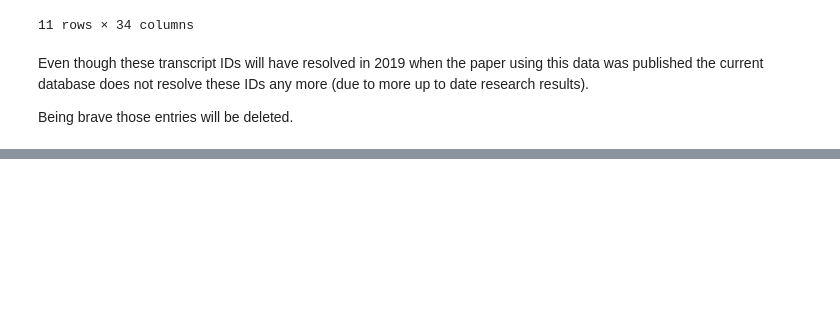
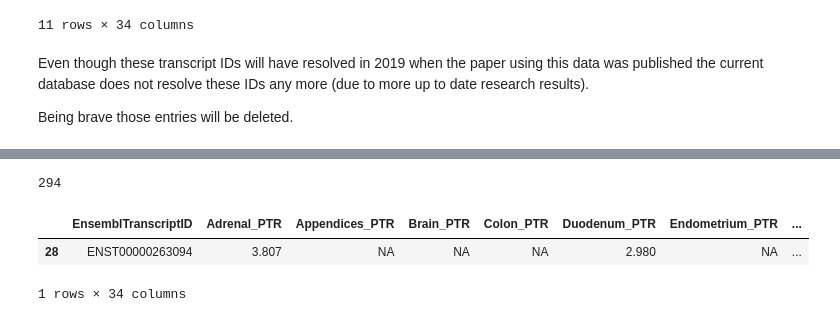
Before and after one commit to bleuchien/PTR-augur, a Jupyter notebook: notebooks/data_preprocessing.ipynb, the cells around one changed output, grey strips where cells are left out. Cells and saved outputs as stored; diff of their text form; code cells hidden in the pictures; blank space fills up the shorter version.

Commit message:
bug fixing deprecated transcript resolver

```diff
--- a/notebooks/data_preprocessing.ipynb
+++ b/notebooks/data_preprocessing.ipynb
@@ -420,3 +450,15 @@ df2
+# %%
+df2[ df2['bed'] == '' ]['EnsemblTranscriptID' ].count()
+# %% [output]
+294
+# %%
+#processing ENST00000435683
+#   Current canonical transcript is ENST00000263094
+df2[ df2['EnsemblTranscriptID'] == 'ENST00000263094' ]
+# %% [output]
+|  | EnsemblTranscriptID | Adrenal_PTR | Appendices_PTR | Brain_PTR | Colon_PTR | Duodenum_PTR | Endometrium_PTR | ... |
+| 28 | ENST00000263094 | 3.807 | NA | NA | NA | 2.980 | NA | ... |
+1 rows × 34 columns
 # %%
 # write current pre processed table to file
 datafile = '../data/preproc_stage1.csv'
```
Also changed, not shown: parts of 7 cells of this notebook.
